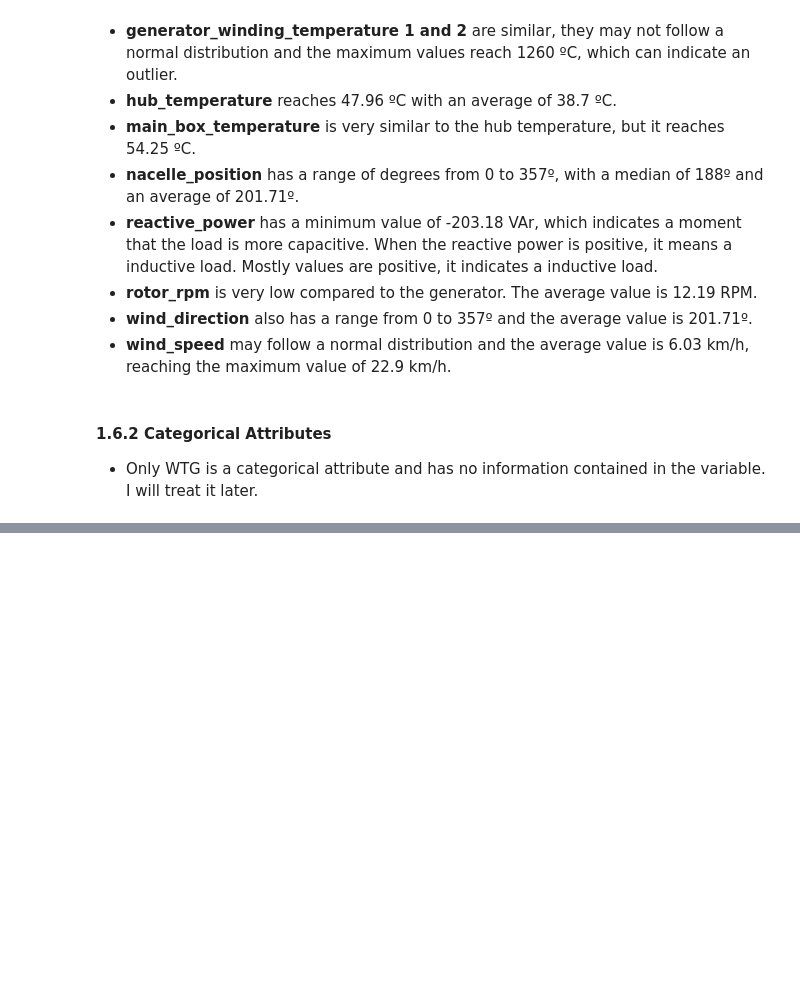
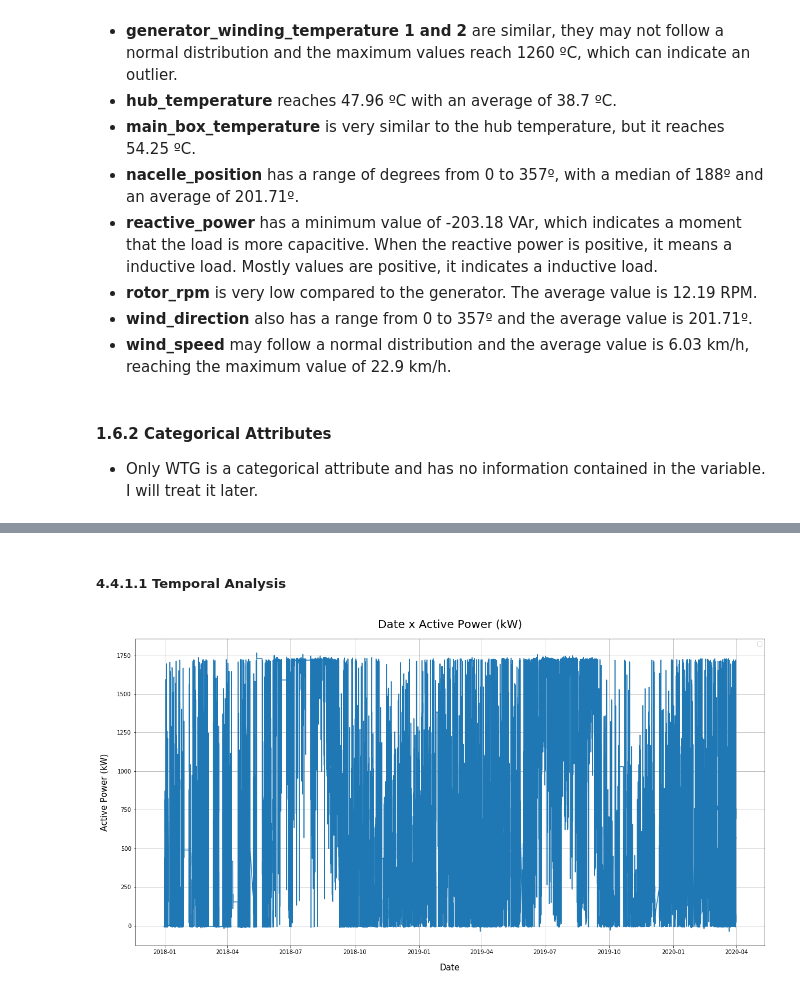
Before and after one commit to jooaobrum/power-wind-forecasting, a Jupyter notebook: notebooks/power_wind_forecasting.ipynb, the cells around one changed output, grey strips where cells are left out. Cells and saved outputs as stored; diff of their text form; code cells hidden in the pictures; blank space fills up the shorter version.

Commit message:
Adding Data Preparation and Machine Learning Models

```diff
--- a/notebooks/power_wind_forecasting.ipynb
+++ b/notebooks/power_wind_forecasting.ipynb
@@ -247,0 +452,17 @@ descriptive_analysis(num_attributes)
+# %% [markdown]
+##### 4.4.1.1 Temporal Analysis
+# %%
+# Create the figure
+fig, ax = plt.subplots(1, 1, figsize=(20,10))
+
+# Lineplot of active power
+ax = sns.lineplot(x = 'date', y = 'active_power', data = df4)
+
+# setting ax graph, title, labels, ticks and sizes
+ax.set_title("Date x Active Power (kW)", size= 20, pad= 20)
+ax.set_ylabel("Active Power (kW)", size= 15, labelpad= 15)
+ax.set_xlabel("Date", size= 15, labelpad= 15)
+ax.legend('')
+ax.grid()
+# %% [output]
+[figure, added]
```
Also changed, not shown: parts of 132 cells of this notebook, 1 other file.
